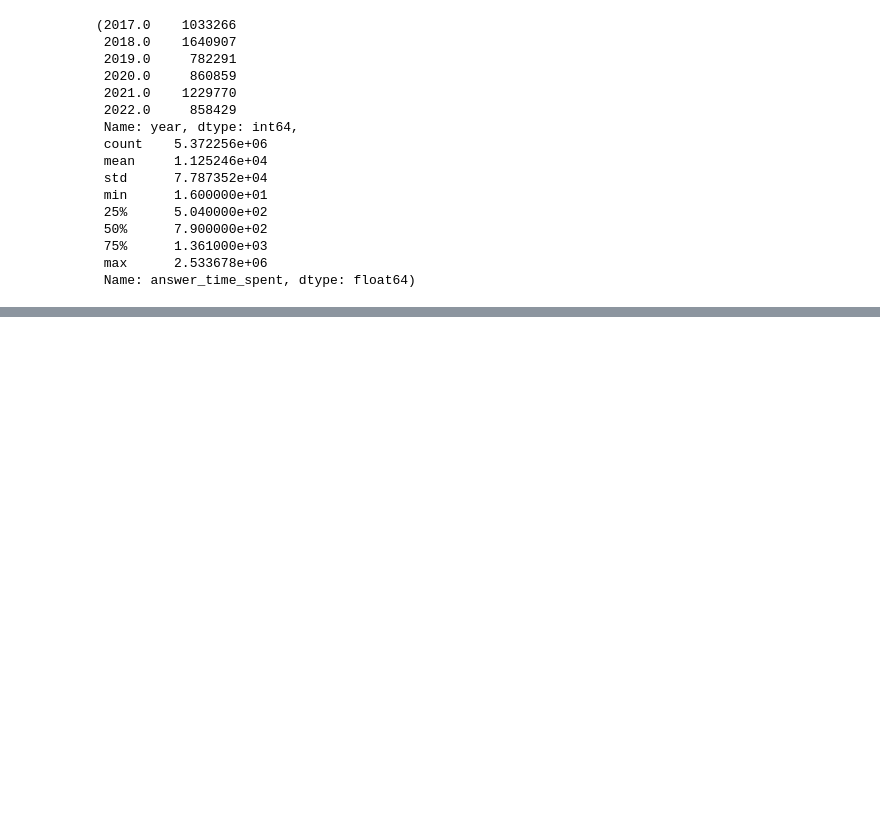
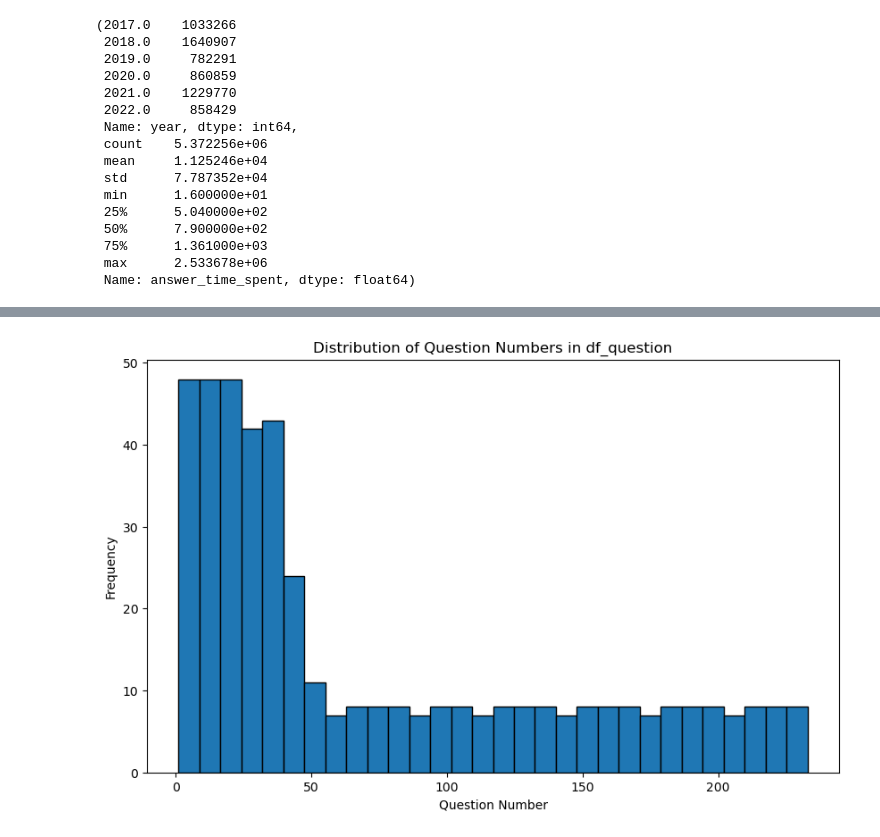
Before and after one commit to raj-rajat/kaggle-survey-2017-2022-long-format, a Jupyter notebook: kaggle-survey-2017-2022-long-format.ipynb, the cells around one changed output, grey strips where cells are left out. Saved outputs shown, nothing was run; the diff lists cells and outputs as text; code cells hidden in the pictures; blank space fills up the shorter version.

```diff
--- a/kaggle-survey-2017-2022-long-format.ipynb
+++ b/kaggle-survey-2017-2022-long-format.ipynb
@@ -123,0 +244,10 @@ memory usage: 293.2+ MB
+# %%
+# Plot a histogram of the question_number column in the df_question DataFrame
+plt.figure(figsize=(10, 6))
+plt.hist(df_question['question_number'], bins=30, edgecolor='black')
+plt.title('Distribution of Question Numbers in df_question')
+plt.xlabel('Question Number')
+plt.ylabel('Frequency')
+plt.show()
+# %% [output]
+[figure, added]
```
Also changed, not shown: parts of 13 cells of this notebook.
